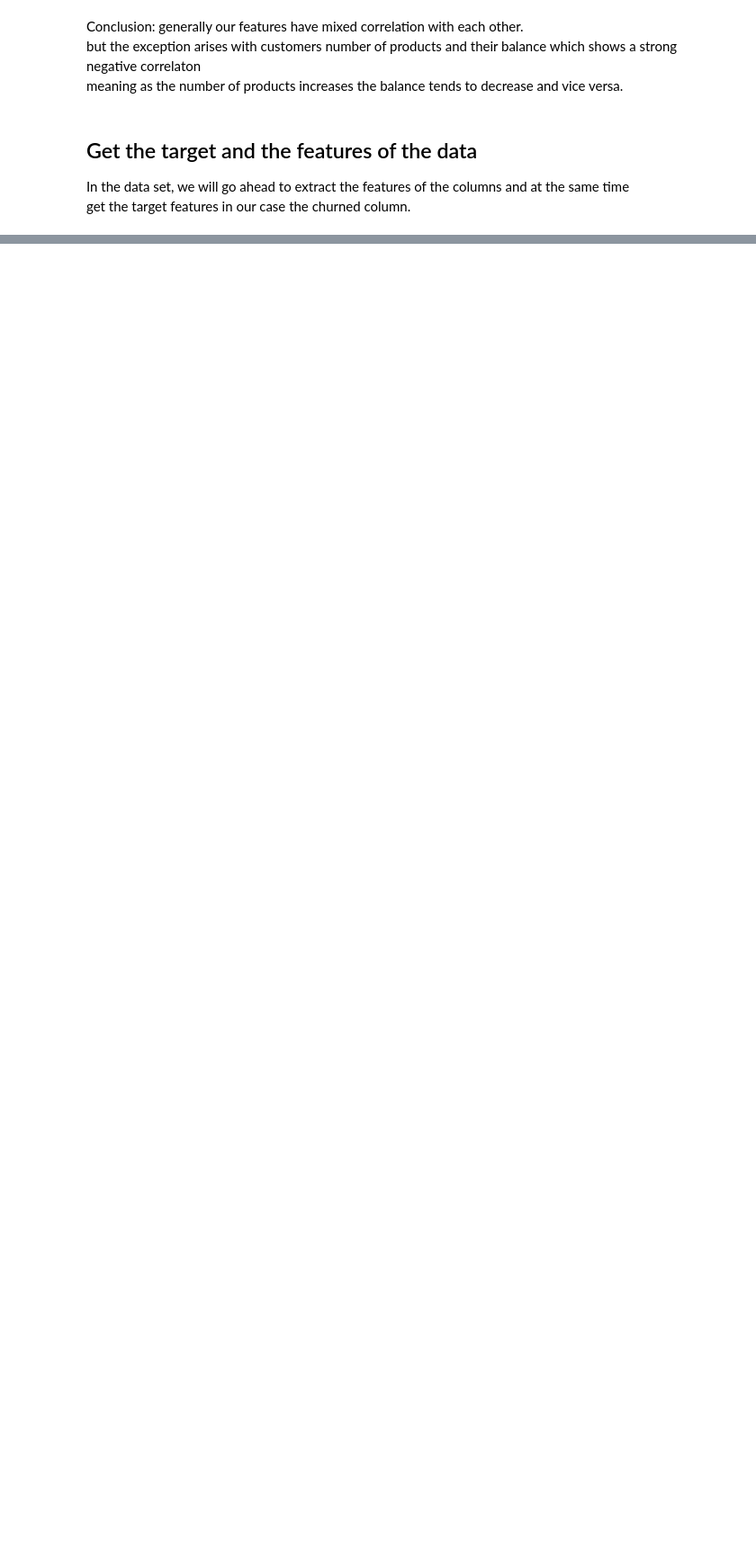
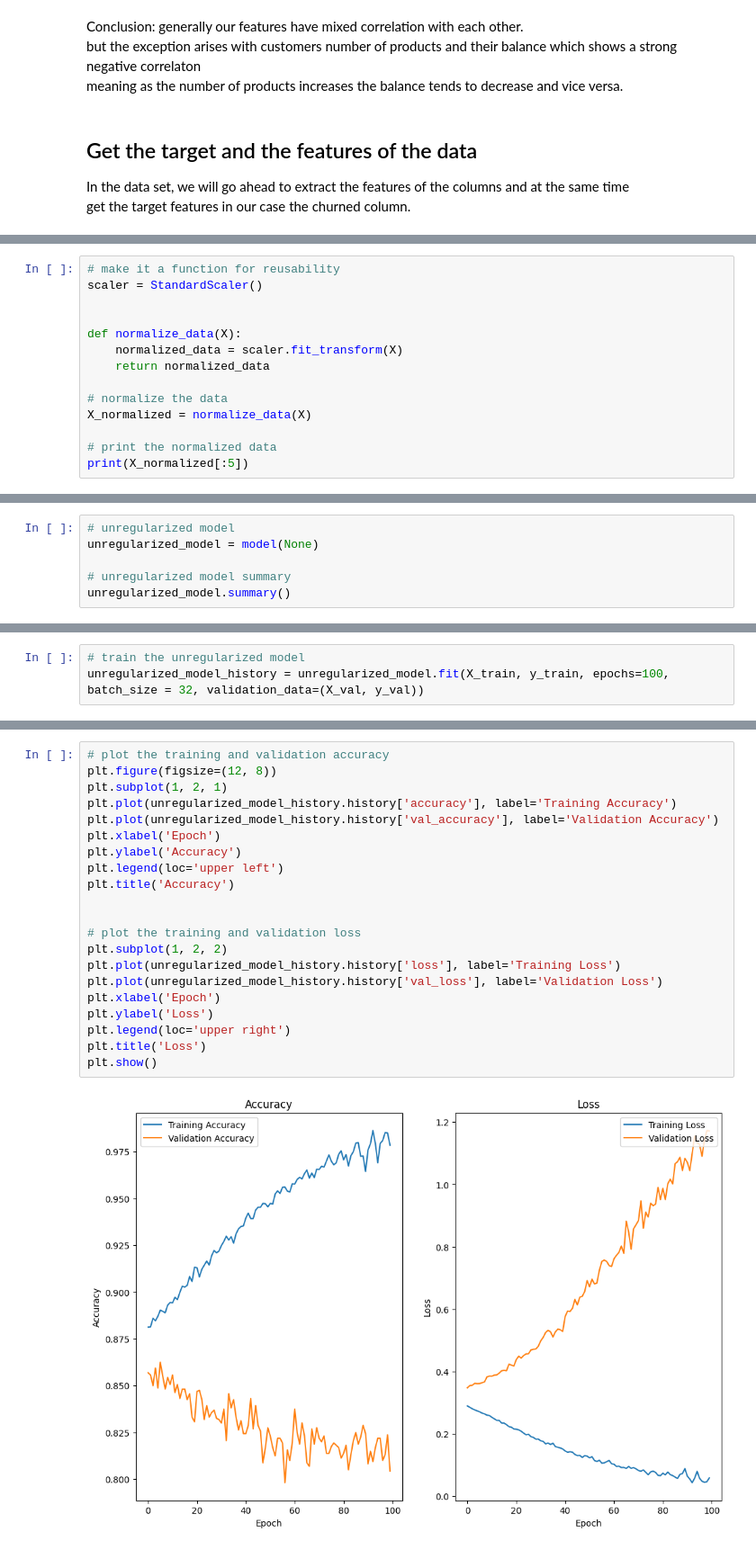
Before and after one commit to ZigaLarissa/unchurn, a Jupyter notebook: noteboke.ipynb, the cells around one changed output, grey strips where cells are left out. Shown: that part at 90% size. Cells and saved outputs as stored; diff of their text form; blank space fills up the shorter version.

Commit message:
unregularized model

```diff
--- a/noteboke.ipynb
+++ b/noteboke.ipynb
@@ -177,0 +192,14 @@ KeyError: "['Potability'] not found in axis"
+# %%
+# make it a function for reusability
+scaler = StandardScaler()
+
+
+def normalize_data(X):
+    normalized_data = scaler.fit_transform(X)
+    return normalized_data
+
+# normalize the data
+X_normalized = normalize_data(X)
+
+# print the normalized data
+print(X_normalized[:5])
@@ -177,0 +279,6 @@ KeyError: "['Potability'] not found in axis"
+# %%
+# unregularized model
+unregularized_model = model(None)
+
+# unregularized model summary
+unregularized_model.summary()
@@ -177,0 +303,3 @@ KeyError: "['Potability'] not found in axis"
+# %%
+# train the unregularized model
+unregularized_model_history = unregularized_model.fit(X_train, y_train, epochs=100, batch_size = 32, validation_data=(X_val, y_val))
@@ -177,0 +331,23 @@ KeyError: "['Potability'] not found in axis"
+# %%
+# plot the training and validation accuracy
+plt.figure(figsize=(12, 8))
+plt.subplot(1, 2, 1)
+plt.plot(unregularized_model_history.history['accuracy'], label='Training Accuracy')
+plt.plot(unregularized_model_history.history['val_accuracy'], label='Validation Accuracy')
+plt.xlabel('Epoch')
+plt.ylabel('Accuracy')
+plt.legend(loc='upper left')
+plt.title('Accuracy')
+
+
+# plot the training and validation loss
+plt.subplot(1, 2, 2)
+plt.plot(unregularized_model_history.history['loss'], label='Training Loss')
+plt.plot(unregularized_model_history.history['val_loss'], label='Validation Loss')
+plt.xlabel('Epoch')
+plt.ylabel('Loss')
+plt.legend(loc='upper right')
+plt.title('Loss')
+plt.show()
+# %% [output]
+[figure, added]
```
Also changed, not shown: parts of 14 cells of this notebook, 1 other file.
